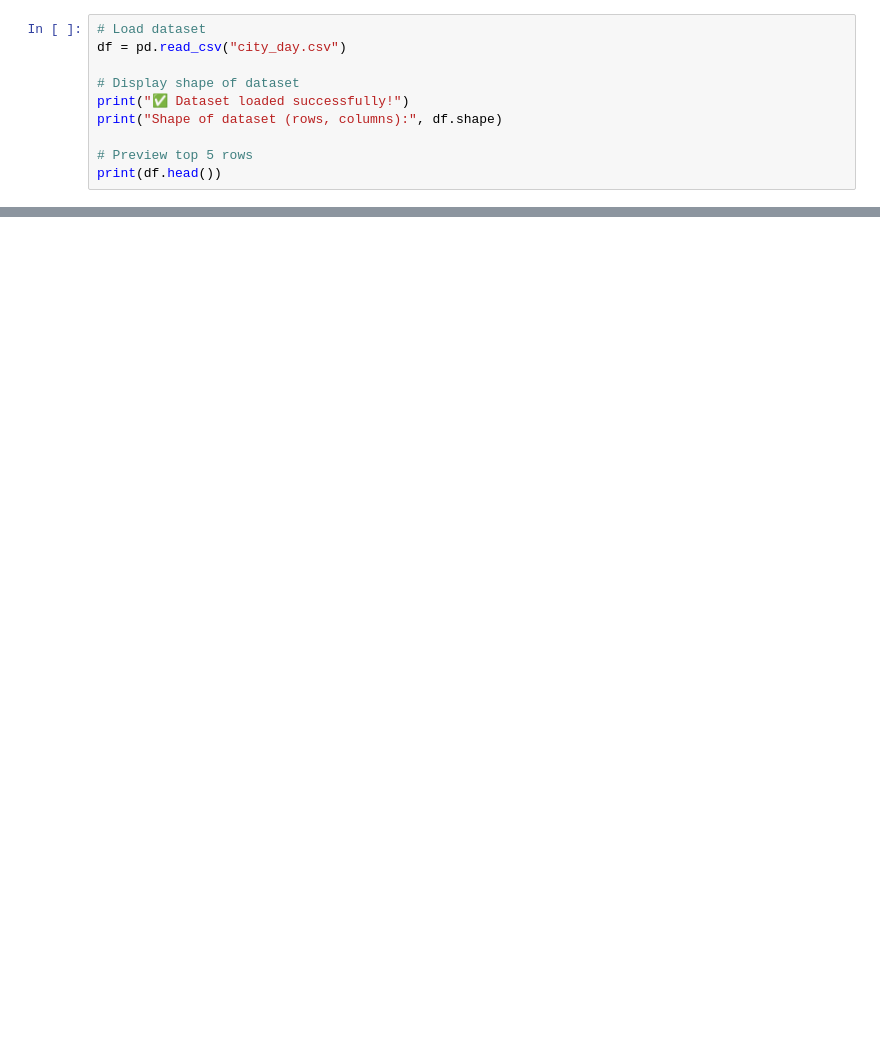
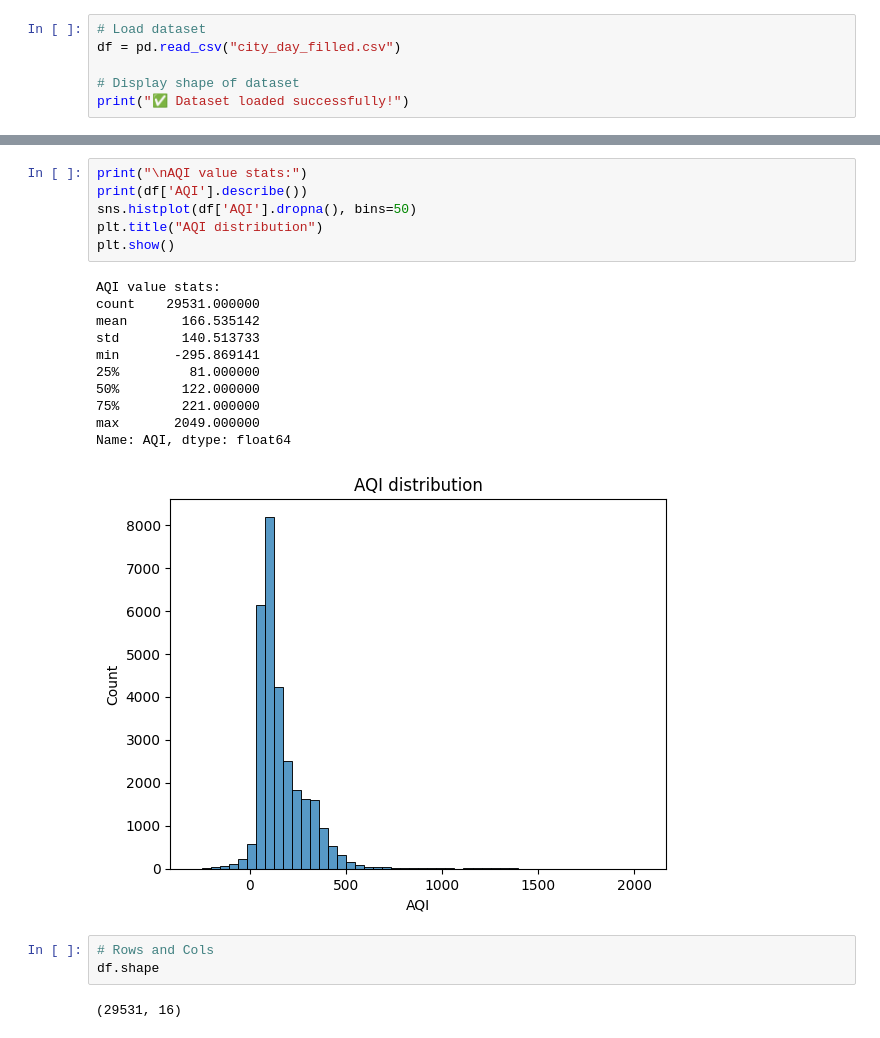
Before and after one commit to rahulgulabaji/AirQuality-India, a Jupyter notebook: new.ipynb, the cells around one changed output, grey strips where cells are left out. Saved outputs shown, nothing was run; the diff lists cells and outputs as text; blank space fills up the shorter version.

```diff
--- a/new.ipynb
+++ b/new.ipynb
@@ -20,13 +31,9 @@ print("✅ Libraries imported successfully from Global Python!")
 ✅ Libraries imported successfully from Global Python!
 # %%
 # Load dataset
-df = pd.read_csv("city_day.csv")
+df = pd.read_csv("city_day_filled.csv")
 
 # Display shape of dataset
 print("✅ Dataset loaded successfully!")
-print("Shape of dataset (rows, columns):", df.shape)
-
-# Preview top 5 rows
-print(df.head())
 # %% [output]
 ✅ Dataset loaded successfully!
@@ -85,0 +105,23 @@ dtype: int64
+# %%
+print("\nAQI value stats:")
+print(df['AQI'].describe())
+sns.histplot(df['AQI'].dropna(), bins=50)
+plt.title("AQI distribution")
+plt.show()
+# %% [output]
+AQI value stats:
+count    29531.000000
+mean       166.535142
+std        140.513733
+min       -295.869141
+25%         81.000000
+50%        122.000000
+75%        221.000000
+max       2049.000000
+Name: AQI, dtype: float64
+[figure, added]
+# %%
+# Rows and Cols
+df.shape
+# %% [output]
+(29531, 16)
```
Also changed, not shown: parts of 21 cells of this notebook, 1 other file.
